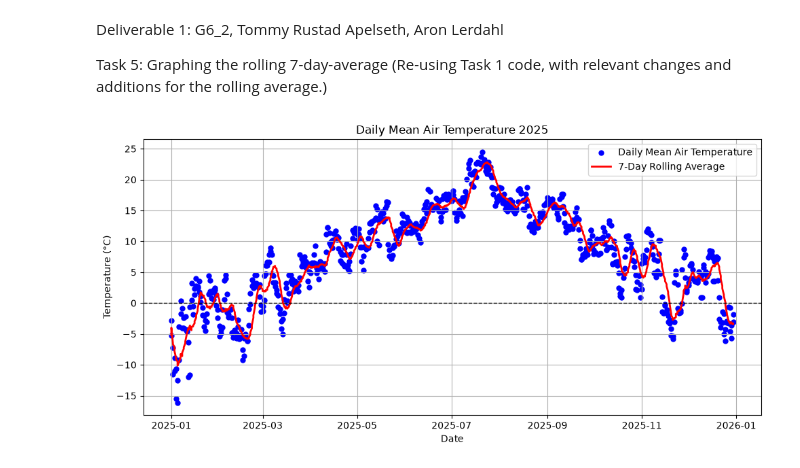
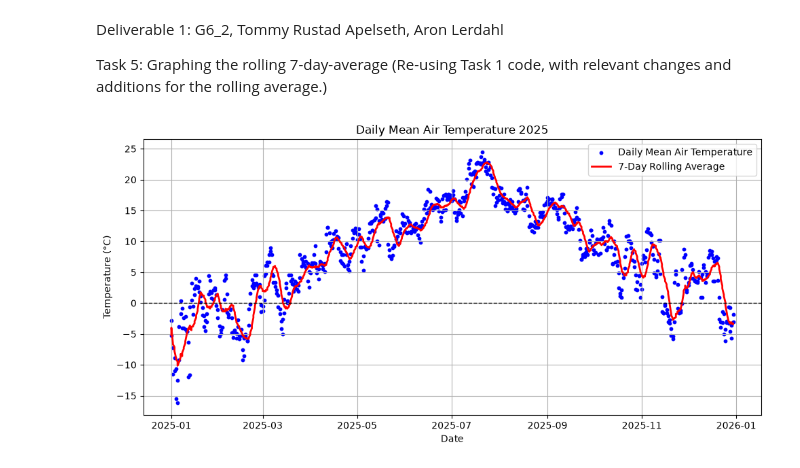
Before and after one commit to tommyra06/INF201-Deliverables, a Jupyter notebook: Week_42/Week_42_Task4-5.ipynb, the cells around one changed output. Drawn from its saved outputs; the diff is of its cells as text; code cells hidden in the pictures.

Commit message:
adjust scatter point size

```diff
--- a/Week_42/Week_42_Task4-5.ipynb
+++ b/Week_42/Week_42_Task4-5.ipynb
@@ -133,32 +133,32 @@ if r.status_code == 200:
     plt.figure(figsize=(10, 5))
     plt.scatter(
         df["datetime"],
         df["temperature"],
+        s = 10,
         color="blue",
-        linewidth=0,
         label="Daily Mean Air Temperature",
     )
     plt.plot(
         df["datetime"],
         df["7_day_average"],
         color="red",
         linewidth=2,
         label="7-Day Rolling Average",
     )
     plt.axhline(0, color="black", linewidth=1, linestyle="--")
 
     plt.title("Daily Mean Air Temperature 2025")
     plt.xlabel("Date")
     plt.ylabel("Temperature (°C)")
     plt.grid()
     plt.legend()
     plt.tight_layout()
 
     # Displaying the plot
     plt.show()
 
 # If the request was not successful, print the error message
 else:
     print(f"Error {r.status_code}: {json_data.get('error', {}).get('message')}")
 # %% [output]
-[figure, old version]
+[figure, new version]
```
